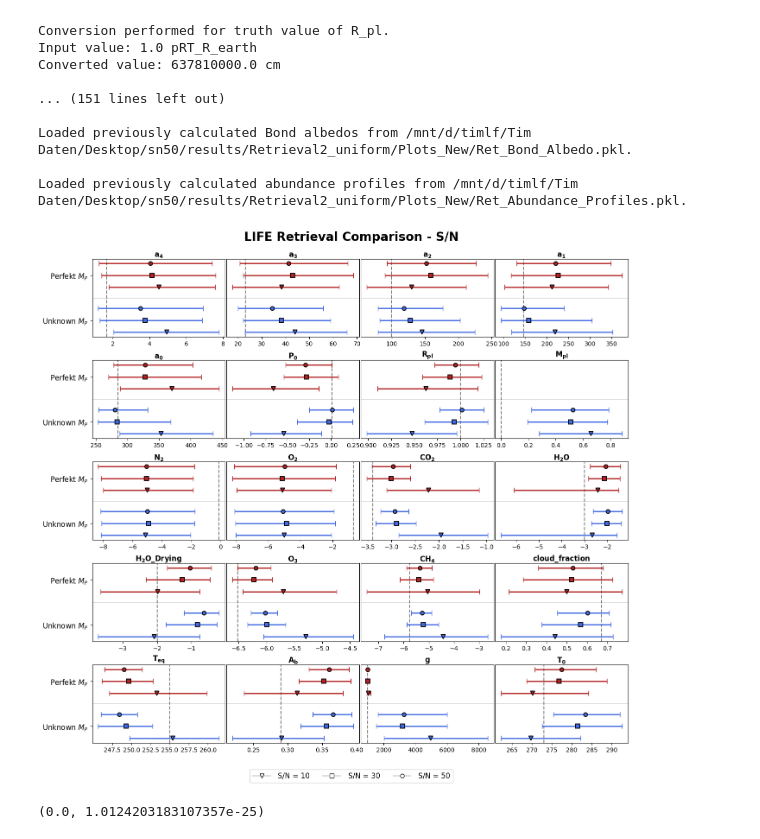
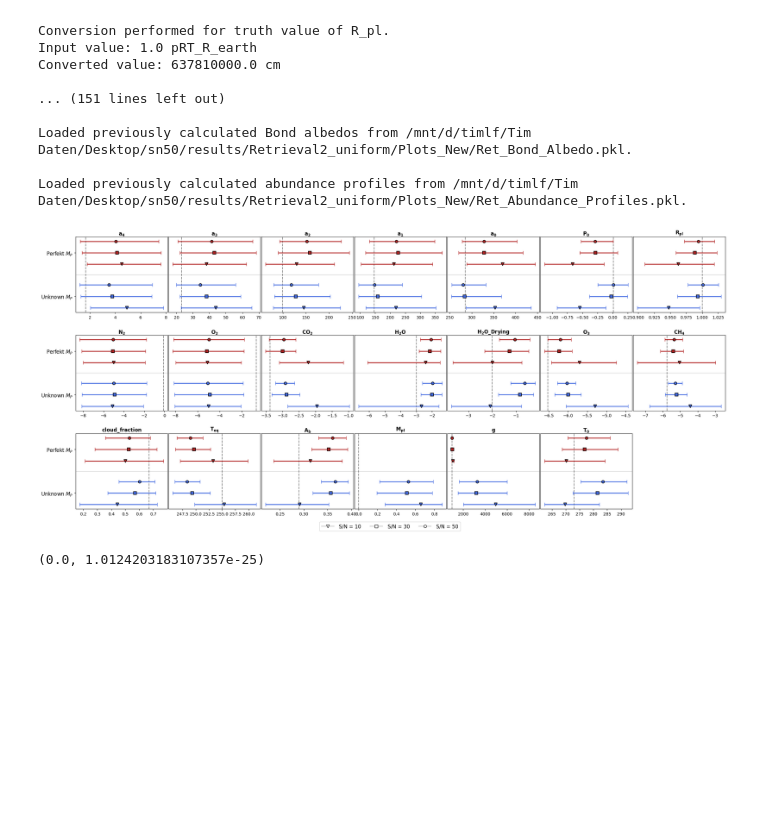
Before and after one commit to Tim171717/Semester_Project_Too, a Jupyter notebook: Testing.ipynb, the cells around one changed output. Saved outputs shown, nothing was run; the diff lists cells and outputs as text; code cells hidden in the pictures; blank space fills up the shorter version.

```diff
--- a/Testing.ipynb
+++ b/Testing.ipynb
@@ -875,7 +906,7 @@ y_positions = np.array(y_positions)
 # %%
 from matplotlib.lines import Line2D
 n_params = len(params)
-n_cols = 4
+n_cols = 7
 
 c = ['firebrick', 'royalblue']
 colors = [c[j//3] for j in range(6)]
@@ -885,7 +916,7 @@ markers = ['o', 's', 'v', 'o', 's', 'v']
 n_rows = int(np.ceil(n_params / n_cols))
 fig, axs = plt.subplots(
     n_rows, n_cols,
-    figsize=(16, 16),
+    figsize=(28,13),
     constrained_layout=False
 )
 axs = axs.flatten()
@@ -953,43 +984,43 @@ for i, param in enumerate(params):
     ax.axhline(np.mean(y_positions), color="black", lw=0.6, alpha=0.3)
 
 
-    #latex table
-    row1 = [params_latex[i]]
-    row2 = [params_latex[i]]
-
-    # Input / truth column
-    row1.append("{:.2f}".format(local_truths[param]))
-    row2.append("{:.2f}".format(local_truths[param]))
-
-    for k, run in enumerate(labels.keys()):
-        if k%2 == 0:
-            if param not in datasets[run]:
-                row1.append("--")
-                continue
-
-            samples = np.asarray(datasets[run][param])
-            q_low, q_med, q_high = np.quantile(samples, (0.16, 0.5, 0.84))
-
-            row1.append(latex_val(q_low, q_med, q_high))
-
-        else:
-            if param not in datasets[run]:
-                row2.append("--")
-                continue
-
-            samples = np.asarray(datasets[run][param])
-            q_low, q_med, q_high = np.quantile(samples, (0.16, 0.5, 0.84))
-
-            row2.append(latex_val(q_low, q_med, q_high))
-
-    latex_lines1.append(" & ".join(row1) + r" \\")
-    latex_lines2.append(" & ".join(row2) + r" \\")
+    # #latex table
+    # row1 = [params_latex[i]]
+    # row2 = [params_latex[i]]
+    #
+    # # Input / truth column
+    # row1.append("{:.2f}".format(local_truths[param]))
+    # row2.append("{:.2f}".format(local_truths[param]))
+    #
+    # for k, run in enumerate(labels.keys()):
+    #     if k%2 == 0:
+    #         if param not in datasets[run]:
+    #             row1.append("--")
+    #             continue
+    #
+    #         samples = np.asarray(datasets[run][param])
+    #         q_low, q_med, q_high = np.quantile(samples, (0.16, 0.5, 0.84))
+    #
+    #         row1.append(latex_val(q_low, q_med, q_high))
+    #
+    #     else:
+    #         if param not in datasets[run]:
+    #             row2.append("--")
+    #             continue
+    #
+    #         samples = np.asarray(datasets[run][param])
+    #         q_low, q_med, q_high = np.quantile(samples, (0.16, 0.5, 0.84))
+    #
+    #         row2.append(latex_val(q_low, q_med, q_high))
+    #
+    # latex_lines1.append(" & ".join(row1) + r" \\")
+    # latex_lines2.append(" & ".join(row2) + r" \\")
 
 # Remove unused subplots
 for k in range(len(params), len(axs)):
     axs[k].axis("off")
 
-fig.suptitle('LIFE Retrieval Comparison - S/N', fontsize=20, weight='bold', y=0.92)
+# fig.suptitle('LIFE Retrieval Comparison - S/N', fontsize=20, weight='bold', y=0.92)
 
 wspace = 0.015 * max(len(la) for la in labels.values()) + 0.04
 fig.subplots_adjust(hspace=0.3, wspace=0.01)
@@ -1010,35 +1041,35 @@ fig.legend(
     handles=legend_handles,
     loc='lower center',
     ncol=3,
     frameon=True,
     bbox_to_anchor=(0.5, 0.117),
     fontsize=12,
     handlelength=2.5,
     handletextpad=1.0,
     columnspacing=1.8
 )
 
 fig.subplots_adjust(bottom=0.18)
 
 for i in range(len(params)):
         ax = axs[i]
 
         ticks = ax.get_xticks()
         xmin, xmax = ax.get_xlim()
 
         eps = (xmax - xmin) / 100
         ticks = [t for t in ticks if (t > xmin + eps) and (t < xmax - eps)]
 
         ax.xaxis.set_major_locator(FixedLocator(ticks))
 
 
-savepath = None
+savepath = 'presicomp_sn.png'
 if savepath is not None:
     plt.savefig(savepath, dpi=200, bbox_inches="tight")
 
 plt.show()
 # %% [output]
-[figure, old version]
+[figure, new version]
 # %%
 latex_lines2.append(r"\hline")
 latex_lines2.append(r"\end{tabular}")
```
Also changed, not shown: parts of 5 cells of this notebook.
